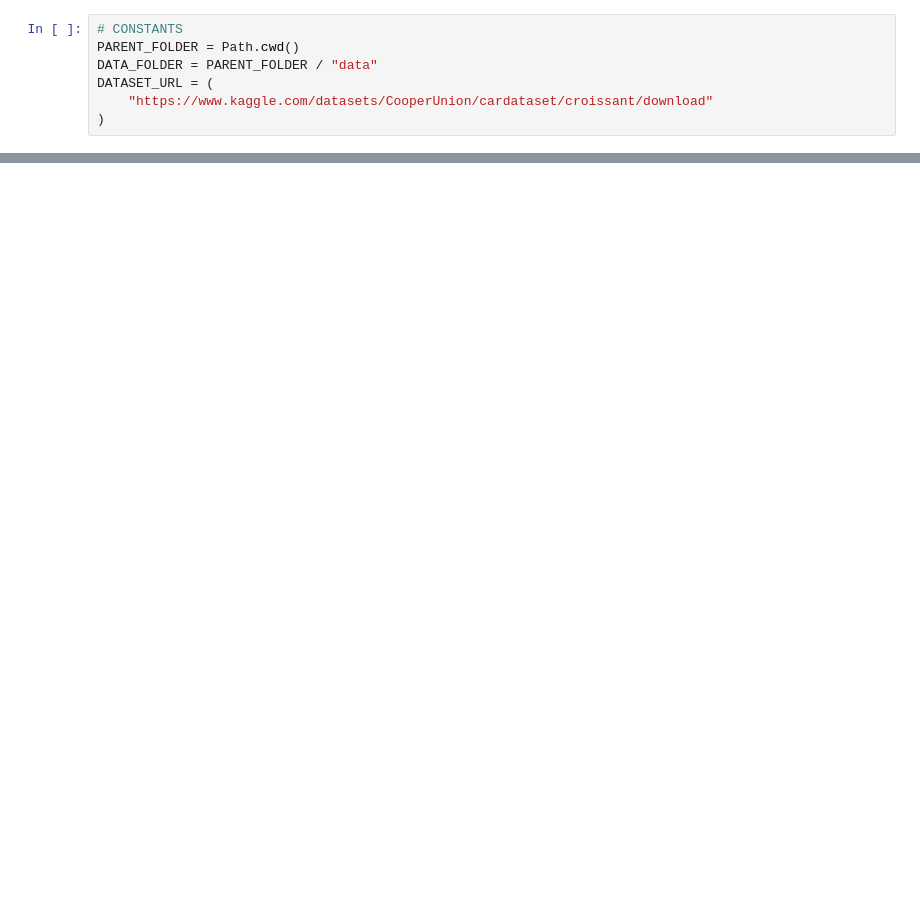
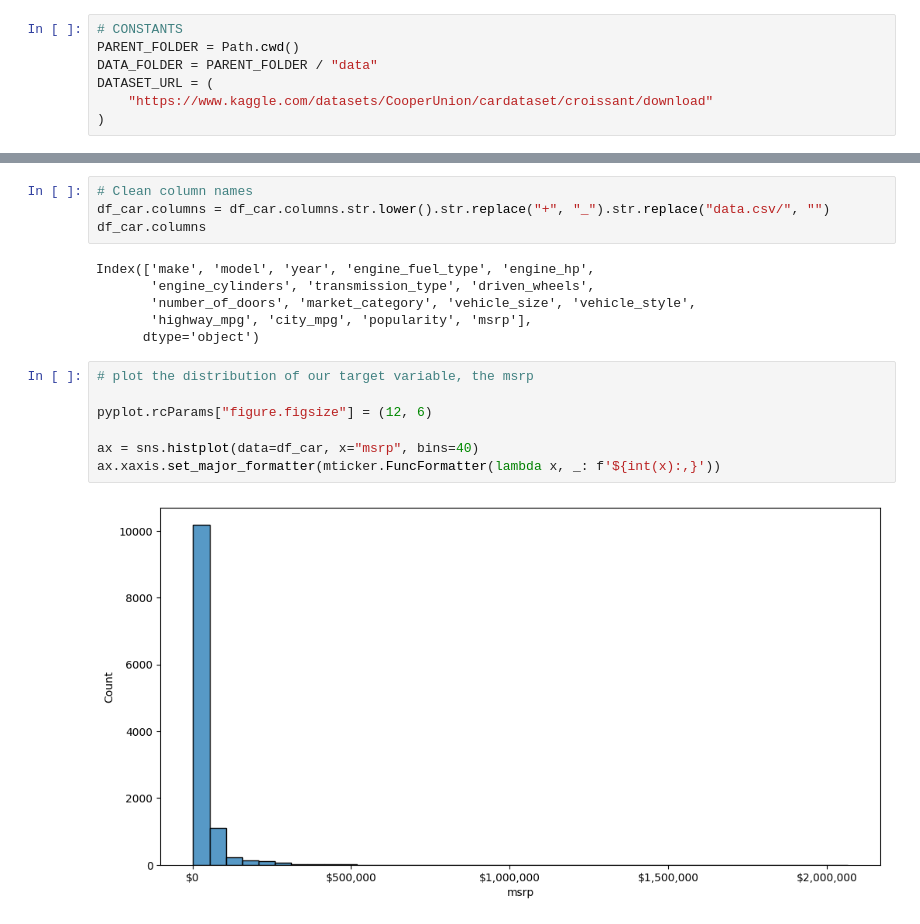
Before and after one commit to spaultify/mlzoomcamp2025, a Jupyter notebook: src/extras/regression/regression.ipynb, the cells around one changed output, grey strips where cells are left out. Drawn from its saved outputs; the diff is of its cells as text; blank space fills up the shorter version.

Commit message:
[extras - regression] Add initial column name cleaning and histogram vis for msrp

```diff
--- a/src/extras/regression/regression.ipynb
+++ b/src/extras/regression/regression.ipynb
@@ -35,0 +47,19 @@ WARNING:absl:Found the following 1 warning(s) during the validation:
+# %%
+# Clean column names
+df_car.columns = df_car.columns.str.lower().str.replace("+", "_").str.replace("data.csv/", "")
+df_car.columns
+# %% [output]
+Index(['make', 'model', 'year', 'engine_fuel_type', 'engine_hp',
+       'engine_cylinders', 'transmission_type', 'driven_wheels',
+       'number_of_doors', 'market_category', 'vehicle_size', 'vehicle_style',
+       'highway_mpg', 'city_mpg', 'popularity', 'msrp'],
+      dtype='object')
+# %%
+# plot the distribution of our target variable, the msrp
+
+pyplot.rcParams["figure.figsize"] = (12, 6)
+
+ax = sns.histplot(data=df_car, x="msrp", bins=40)
+ax.xaxis.set_major_formatter(mticker.FuncFormatter(lambda x, _: f'${int(x):,}'))
+# %% [output]
+[figure, added]
```
Also changed, not shown: parts of 6 cells of this notebook, 3 other files.
